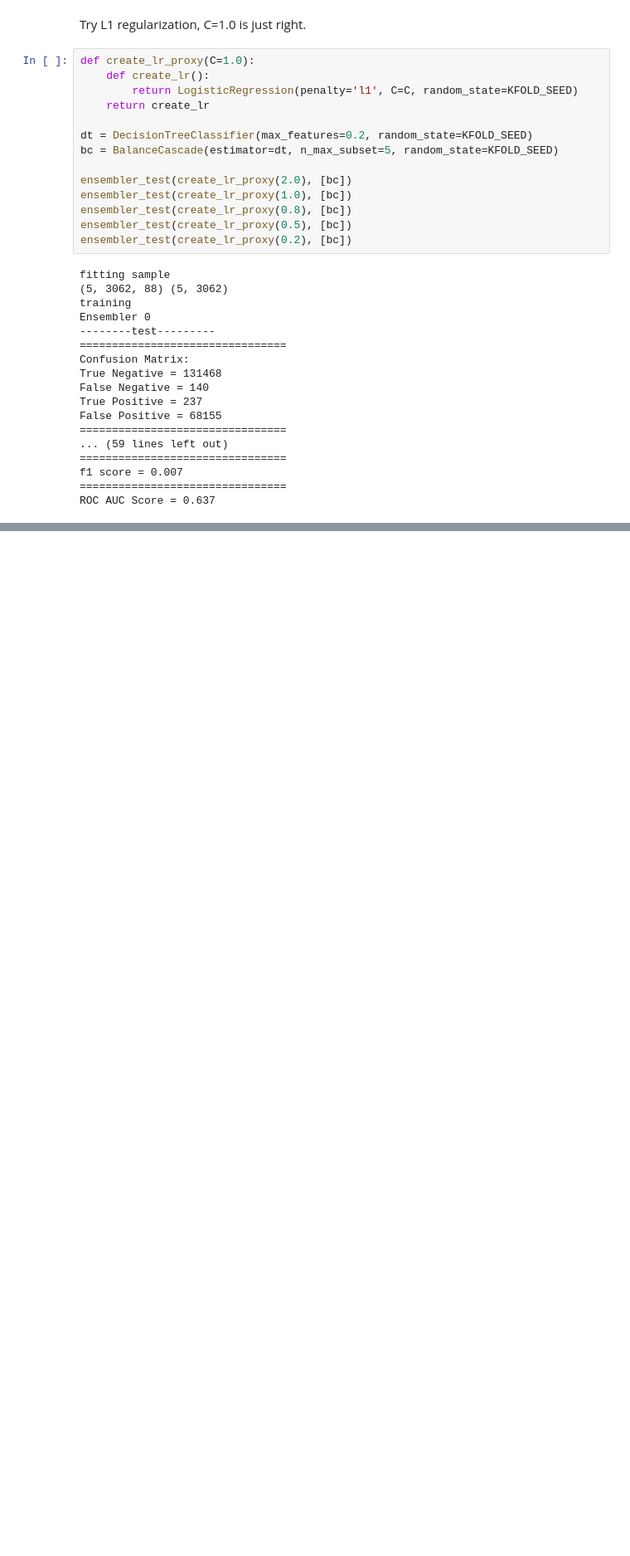
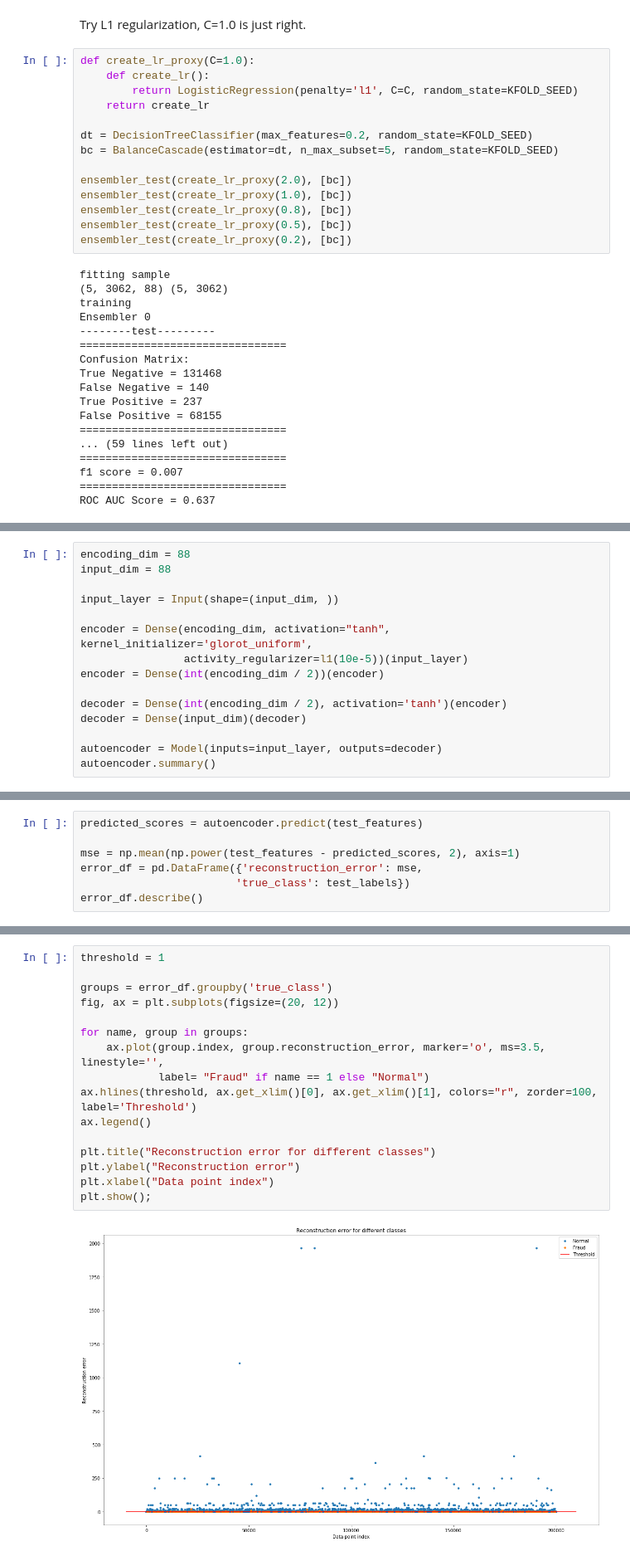
Before and after one commit to Pirolf/RTB, a Jupyter notebook: report.ipynb, the cells around one changed output, grey strips where cells are left out. Shown at 83% size. Saved outputs shown, nothing was run; the diff lists cells and outputs as text; blank space fills up the shorter version.

```diff
--- a/report.ipynb
+++ b/report.ipynb
@@ -818,0 +1116,15 @@ ROC AUC Score = 0.637
+# %%
+encoding_dim = 88
+input_dim = 88
+
+input_layer = Input(shape=(input_dim, ))
+
+encoder = Dense(encoding_dim, activation="tanh", kernel_initializer='glorot_uniform',
+                activity_regularizer=l1(10e-5))(input_layer)
+encoder = Dense(int(encoding_dim / 2))(encoder)
+
+decoder = Dense(int(encoding_dim / 2), activation='tanh')(encoder)
+decoder = Dense(input_dim)(decoder)
+
+autoencoder = Model(inputs=input_layer, outputs=decoder)
+autoencoder.summary()
@@ -818,0 +1184,7 @@ ROC AUC Score = 0.637
+# %%
+predicted_scores = autoencoder.predict(test_features)
+
+mse = np.mean(np.power(test_features - predicted_scores, 2), axis=1)
+error_df = pd.DataFrame({'reconstruction_error': mse,
+                        'true_class': test_labels})
+error_df.describe()
@@ -818,0 +1201,18 @@ ROC AUC Score = 0.637
+# %%
+threshold = 1
+
+groups = error_df.groupby('true_class')
+fig, ax = plt.subplots(figsize=(20, 12))
+
+for name, group in groups:
+    ax.plot(group.index, group.reconstruction_error, marker='o', ms=3.5, linestyle='',
+            label= "Fraud" if name == 1 else "Normal")
+ax.hlines(threshold, ax.get_xlim()[0], ax.get_xlim()[1], colors="r", zorder=100, label='Threshold')
+ax.legend()
+
+plt.title("Reconstruction error for different classes")
+plt.ylabel("Reconstruction error")
+plt.xlabel("Data point index")
+plt.show();
+# %% [output]
+[figure, added]
```
Also changed, not shown: parts of 15 cells of this notebook, 3 other files.
